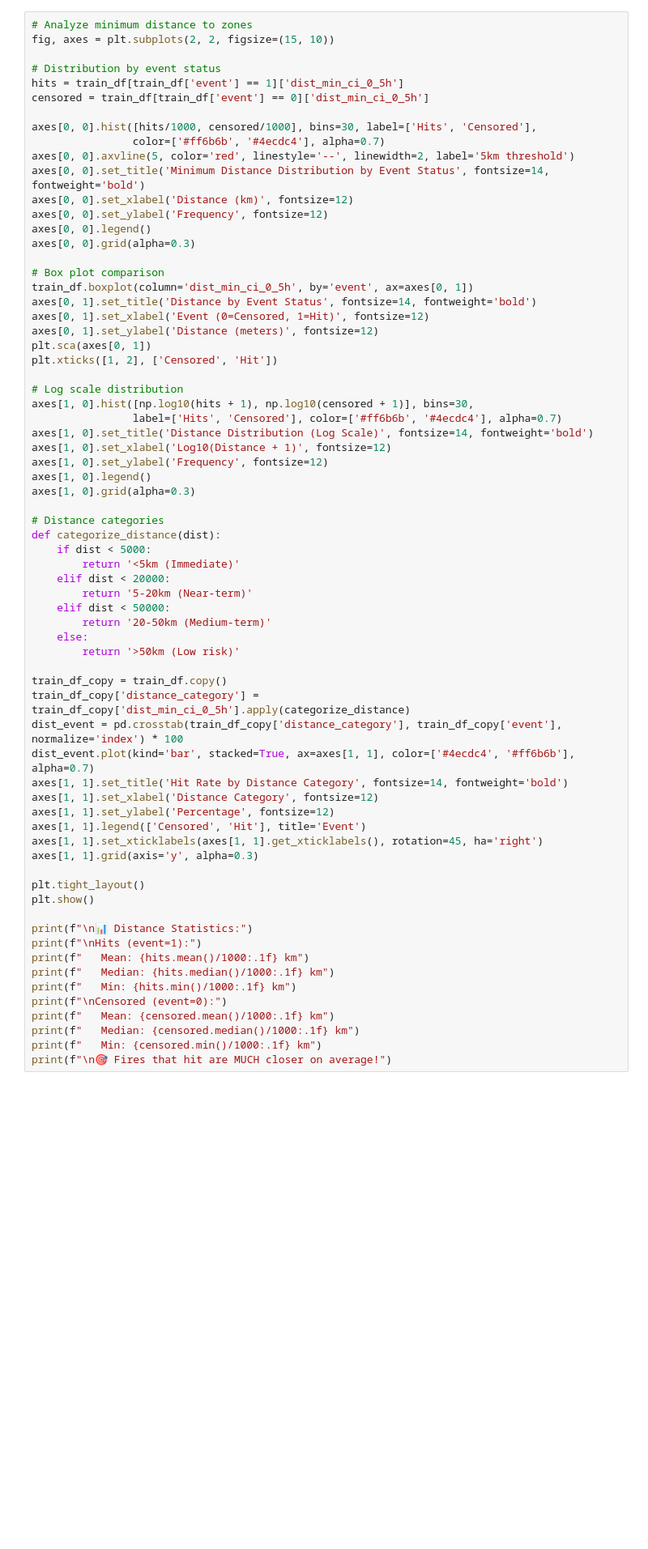
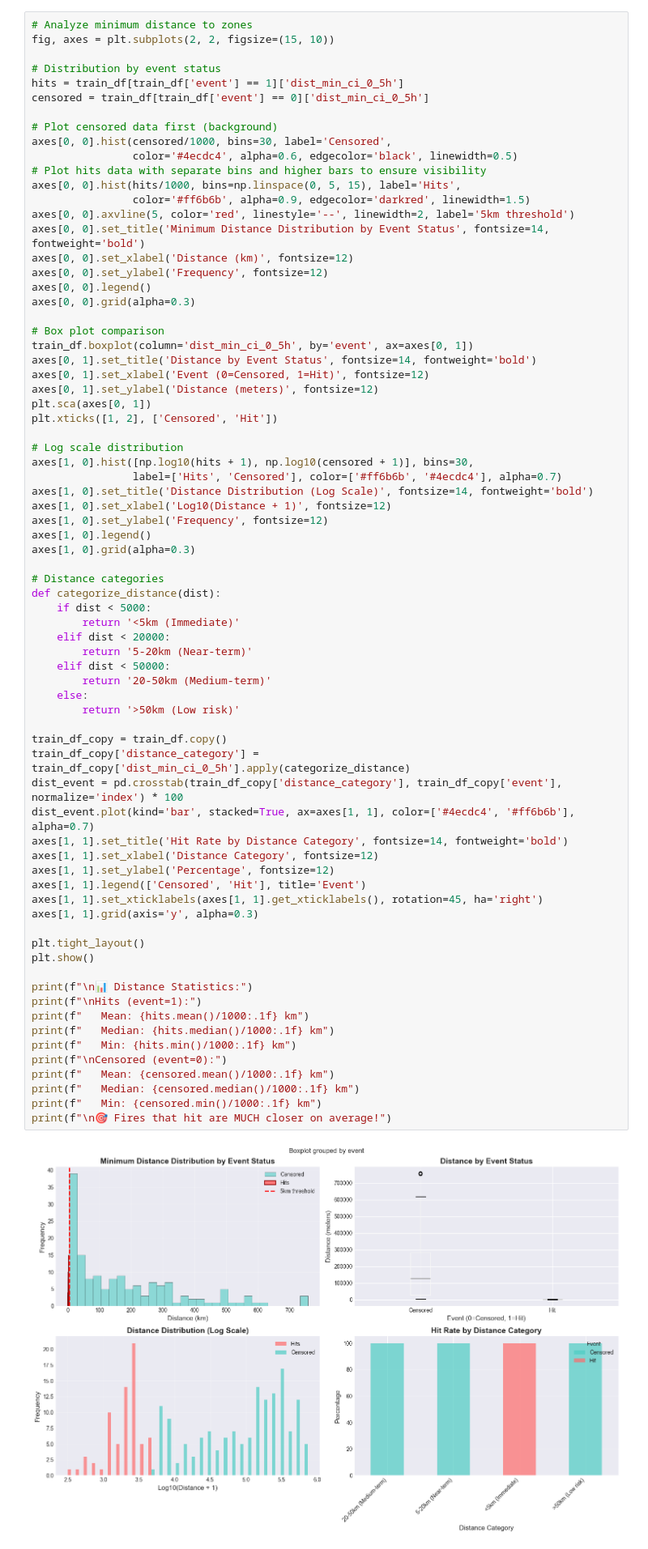
Before and after one commit to kaylenegell/WIDS-Datathon-2026, a Jupyter notebook: keely-eda/exploratory_data_analysis.ipynb, the cells around one changed output. Shown at 81% size. Cells and saved outputs as stored; diff of their text form; blank space fills up the shorter version.

```diff
--- a/keely-eda/exploratory_data_analysis.ipynb
+++ b/keely-eda/exploratory_data_analysis.ipynb
@@ -248,8 +728,12 @@ fig, axes = plt.subplots(2, 2, figsize=(15, 10))
 hits = train_df[train_df['event'] == 1]['dist_min_ci_0_5h']
 censored = train_df[train_df['event'] == 0]['dist_min_ci_0_5h']
 
-axes[0, 0].hist([hits/1000, censored/1000], bins=30, label=['Hits', 'Censored'],
-                color=['#ff6b6b', '#4ecdc4'], alpha=0.7)
+# Plot censored data first (background)
+axes[0, 0].hist(censored/1000, bins=30, label='Censored',
+                color='#4ecdc4', alpha=0.6, edgecolor='black', linewidth=0.5)
+# Plot hits data with separate bins and higher bars to ensure visibility
+axes[0, 0].hist(hits/1000, bins=np.linspace(0, 5, 15), label='Hits',
+                color='#ff6b6b', alpha=0.9, edgecolor='darkred', linewidth=1.5)
 axes[0, 0].axvline(5, color='red', linestyle='--', linewidth=2, label='5km threshold')
 axes[0, 0].set_title('Minimum Distance Distribution by Event Status', fontsize=14, fontweight='bold')
 axes[0, 0].set_xlabel('Distance (km)', fontsize=12)
@@ -282,30 +766,32 @@ def categorize_distance(dist):
         return '5-20km (Near-term)'
     elif dist < 50000:
         return '20-50km (Medium-term)'
     else:
         return '>50km (Low risk)'
 
 train_df_copy = train_df.copy()
 train_df_copy['distance_category'] = train_df_copy['dist_min_ci_0_5h'].apply(categorize_distance)
 dist_event = pd.crosstab(train_df_copy['distance_category'], train_df_copy['event'], normalize='index') * 100
 dist_event.plot(kind='bar', stacked=True, ax=axes[1, 1], color=['#4ecdc4', '#ff6b6b'], alpha=0.7)
 axes[1, 1].set_title('Hit Rate by Distance Category', fontsize=14, fontweight='bold')
 axes[1, 1].set_xlabel('Distance Category', fontsize=12)
 axes[1, 1].set_ylabel('Percentage', fontsize=12)
 axes[1, 1].legend(['Censored', 'Hit'], title='Event')
 axes[1, 1].set_xticklabels(axes[1, 1].get_xticklabels(), rotation=45, ha='right')
 axes[1, 1].grid(axis='y', alpha=0.3)
 
 plt.tight_layout()
 plt.show()
 
 print(f"\n📊 Distance Statistics:")
 print(f"\nHits (event=1):")
 print(f"   Mean: {hits.mean()/1000:.1f} km")
 print(f"   Median: {hits.median()/1000:.1f} km")
 print(f"   Min: {hits.min()/1000:.1f} km")
 print(f"\nCensored (event=0):")
 print(f"   Mean: {censored.mean()/1000:.1f} km")
 print(f"   Median: {censored.median()/1000:.1f} km")
 print(f"   Min: {censored.min()/1000:.1f} km")
 print(f"\n🎯 Fires that hit are MUCH closer on average!")
+# %% [output]
+[figure, added]
```
Also changed, not shown: parts of 24 cells of this notebook, 2 other files.
